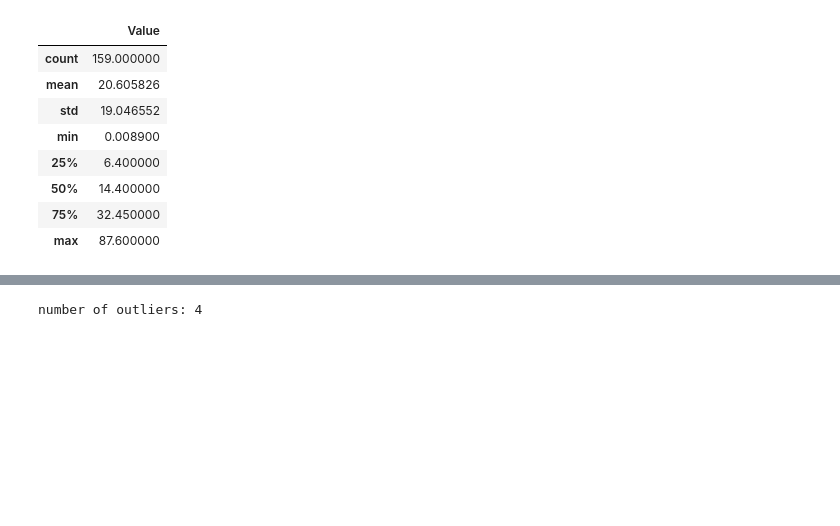
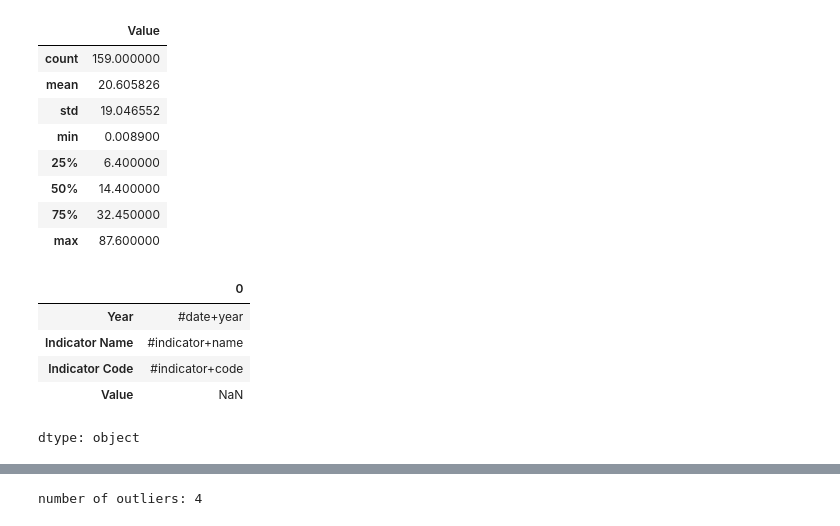
Before and after one commit to Razaqa-Aliskar/DSPL-Streamlit-App, a Jupyter notebook: Dspl.ipynb, the cells around one changed output, grey strips where cells are left out. Saved outputs shown, nothing was run; the diff lists cells and outputs as text; code cells hidden in the pictures; blank space fills up the shorter version.

```diff
--- a/Dspl.ipynb
+++ b/Dspl.ipynb
@@ -96,3 +96,13 @@ df.describe()
 | 50% | 14.400000 |
 | 75% | 32.450000 |
 | max | 87.600000 |
+# %%
+#show the meta row
+df.iloc[0]
+# %% [output]
+|  | 0 |
+| Year | #date+year |
+| Indicator Name | #indicator+name |
+| Indicator Code | #indicator+code |
+| Value | NaN |
+dtype: object
```
Also changed, not shown: parts of 3 cells of this notebook.
